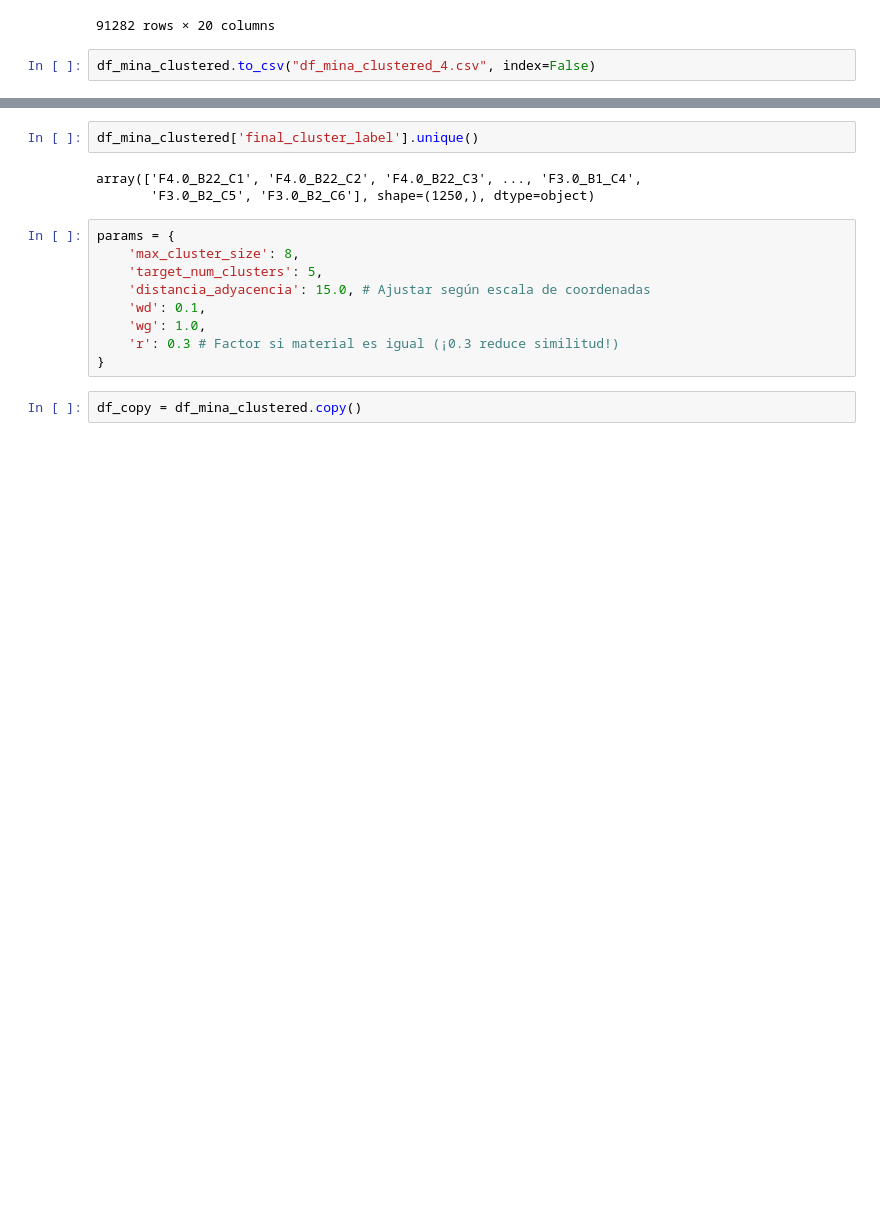
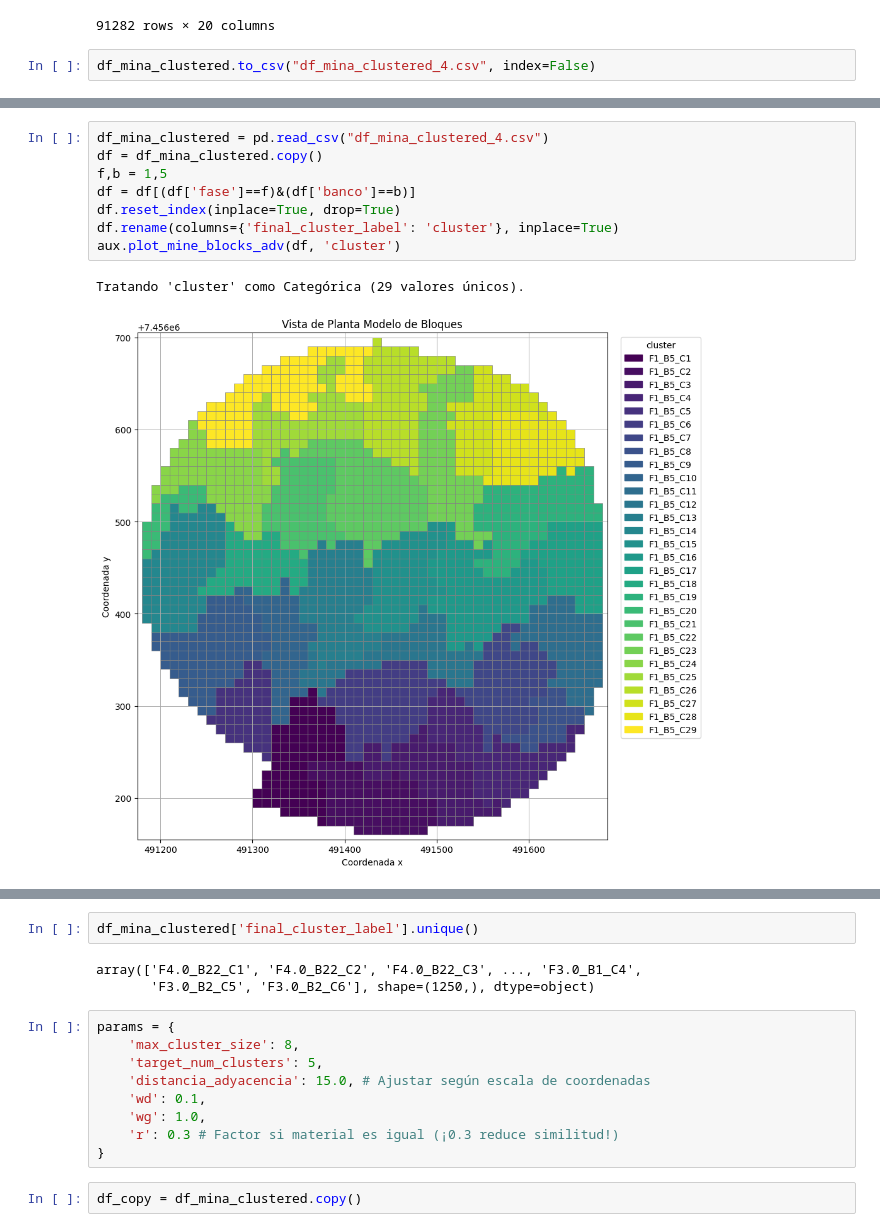
Before and after one commit to Felipe-Asbun-Torres/Laboratorio-2, a Jupyter notebook: ClusteringTabesh2011.ipynb, the cells around one changed output, grey strips where cells are left out. Cells and saved outputs as stored; diff of their text form; blank space fills up the shorter version.

```diff
--- a/ClusteringTabesh2011.ipynb
+++ b/ClusteringTabesh2011.ipynb
@@ -182,0 +257,11 @@ df_mina_clustered = pd.read_csv("df_mina_clustered_4.csv")
+# %%
+df_mina_clustered = pd.read_csv("df_mina_clustered_4.csv")
+df = df_mina_clustered.copy()
+f,b = 1,5
+df = df[(df['fase']==f)&(df['banco']==b)]
+df.reset_index(inplace=True, drop=True)
+df.rename(columns={'final_cluster_label': 'cluster'}, inplace=True)
+aux.plot_mine_blocks_adv(df, 'cluster')
+# %% [output]
+Tratando 'cluster' como Categórica (29 valores únicos).
+[figure, added]
```
Also changed, not shown: parts of 10 cells of this notebook, 1 other file.
